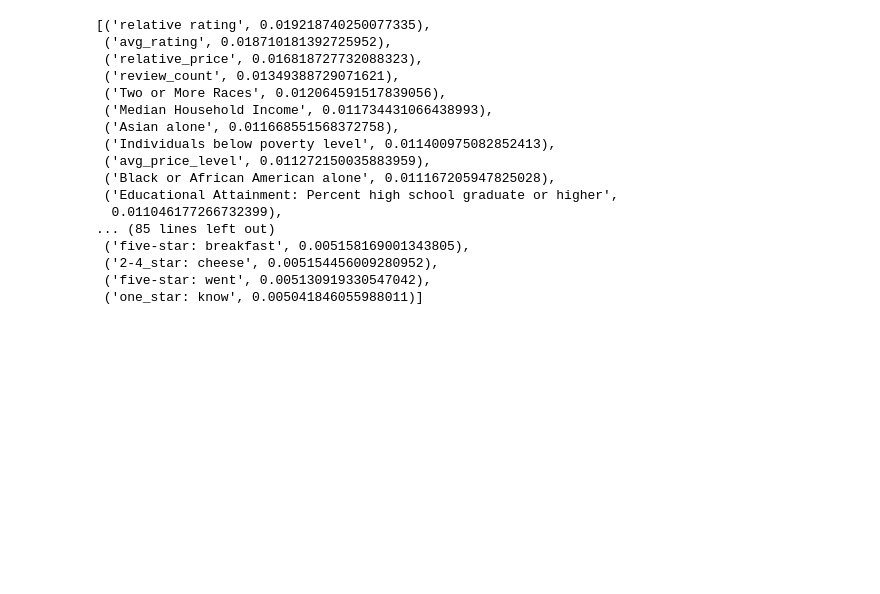
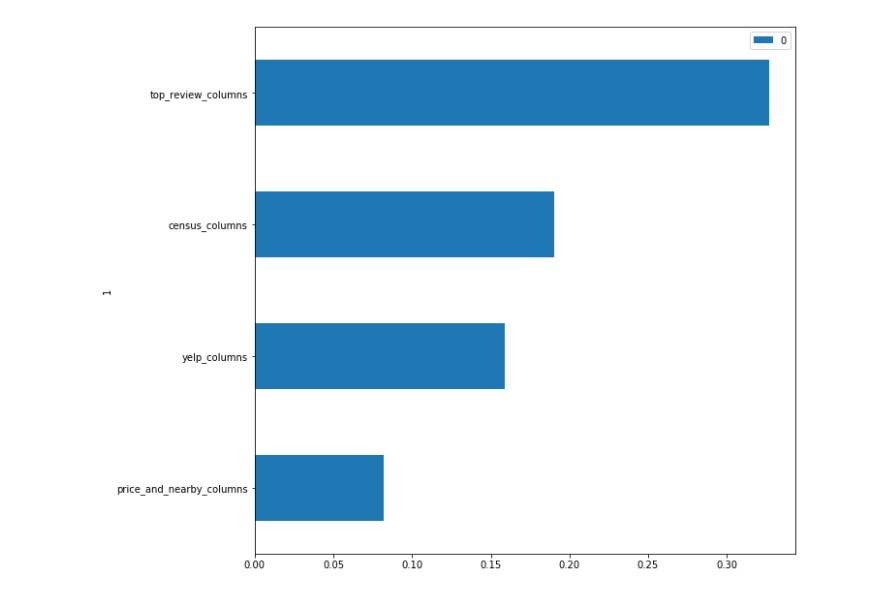
Before and after one commit to ellcrane/restaurant-closing-probability, a Jupyter notebook: notebooks/model.ipynb, the cells around one changed output. Saved outputs shown, nothing was run; the diff lists cells and outputs as text; code cells hidden in the pictures; blank space fills up the shorter version.

```diff
--- a/notebooks/model.ipynb
+++ b/notebooks/model.ipynb
@@ -183,5 +209,17 @@ all_values, all_features = rf_best_features(df, x_columns, len(x_colums))
 # %%
+all_values, all_features = rf_best_features(df, x_columns, len(x_colums))
+
 feature_dict = {'yelp_columns':yelp_columns, 'census_columns':census_columns, \
                 'price_and_nearby_columns':price_and_nearby_columns,'top_review_columns':top_review_columns}
 feature_category_values = {'yelp_columns':0, 'census_columns':0, \
                 'price_and_nearby_columns':0,'top_review_columns':0}
+
+feature_value_pairs = dict(list(zip(all_features, all_values)))
+
+for key, values in feature_dict.items():
+    for v in values:
+        feature_category_values[key] += feature_value_pairs[v]
+
+plot_best_features(list(feature_category_values.values()),list(feature_category_values.keys()), )
+# %% [output]
+[figure, added]
@@ -190,20 +225,0 @@ feature_value_pairs = dict(list(zip(all_features, all_values)))
-# %%
-Counter(feature_value_pairs).most_common(100)
-# %% [output]
-[('relative rating', 0.019218740250077335),
- ('avg_rating', 0.018710181392725952),
- ('relative_price', 0.016818727732088323),
- ('review_count', 0.01349388729071621),
- ('Two or More Races', 0.012064591517839056),
- ('Median Household Income', 0.011734431066438993),
- ('Asian alone', 0.011668551568372758),
- ('Individuals below poverty level', 0.011400975082852413),
- ('avg_price_level', 0.011272150035883959),
- ('Black or African American alone', 0.011167205947825028),
- ('Educational Attainment: Percent high school graduate or higher',
-  0.011046177266732399),
-... (85 lines left out)
- ('five-star: breakfast', 0.005158169001343805),
- ('2-4_star: cheese', 0.005154456009280952),
- ('five-star: went', 0.005130919330547042),
- ('one_star: know', 0.005041846055988011)]
```
Also changed, not shown: parts of 12 cells of this notebook, 3 other files.
